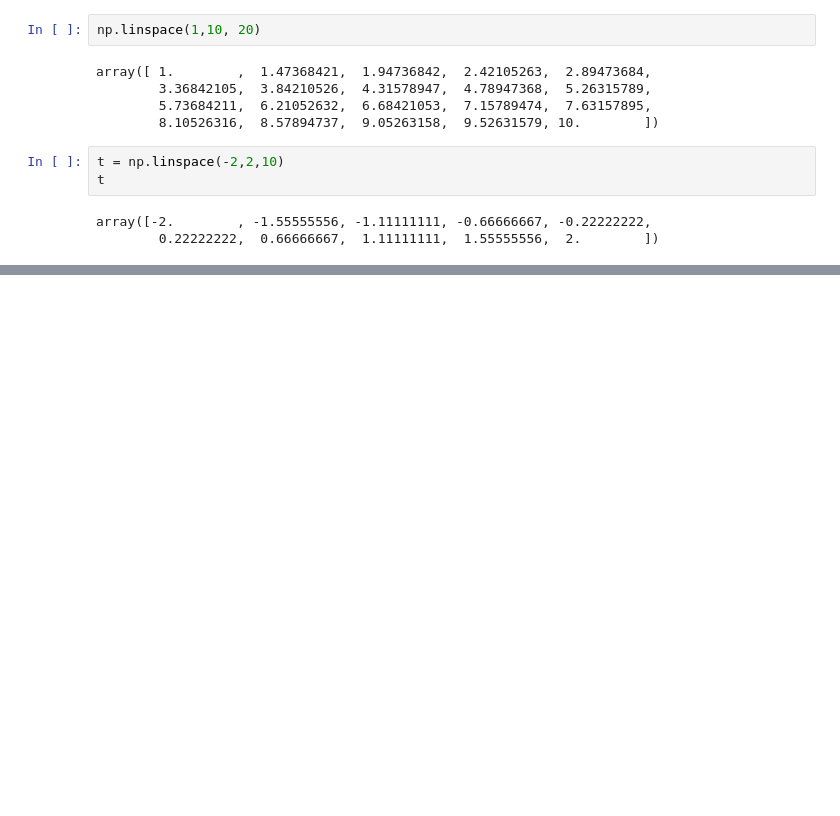
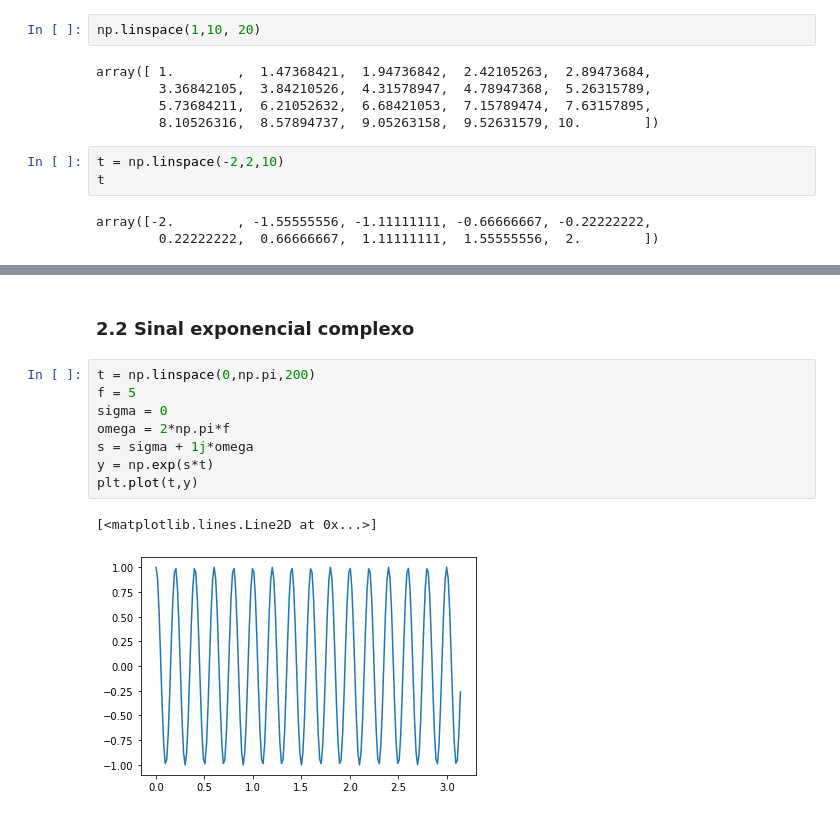
Before and after one commit to rafaelfigueredog/SignalsAndSystems, a Jupyter notebook: Projeto Sinais e Sistemas.ipynb, the cells around one changed output, grey strips where cells are left out. Saved outputs shown, nothing was run; the diff lists cells and outputs as text; blank space fills up the shorter version.

```diff
--- a/Projeto Sinais e Sistemas.ipynb
+++ b/Projeto Sinais e Sistemas.ipynb
@@ -27,0 +84,13 @@ array([-2.        , -1.55555556, -1.11111111, -0.66666667, -0.22222222,
+# %% [markdown]
+### 2.2 Sinal exponencial complexo
+# %%
+t = np.linspace(0,np.pi,200)
+f = 5
+sigma = 0
+omega = 2*np.pi*f
+s = sigma + 1j*omega
+y = np.exp(s*t)
+plt.plot(t,y)
+# %% [output]
+[<matplotlib.lines.Line2D at 0x...>]
+[figure, added]
```
Also changed, not shown: parts of 79 cells of this notebook.
